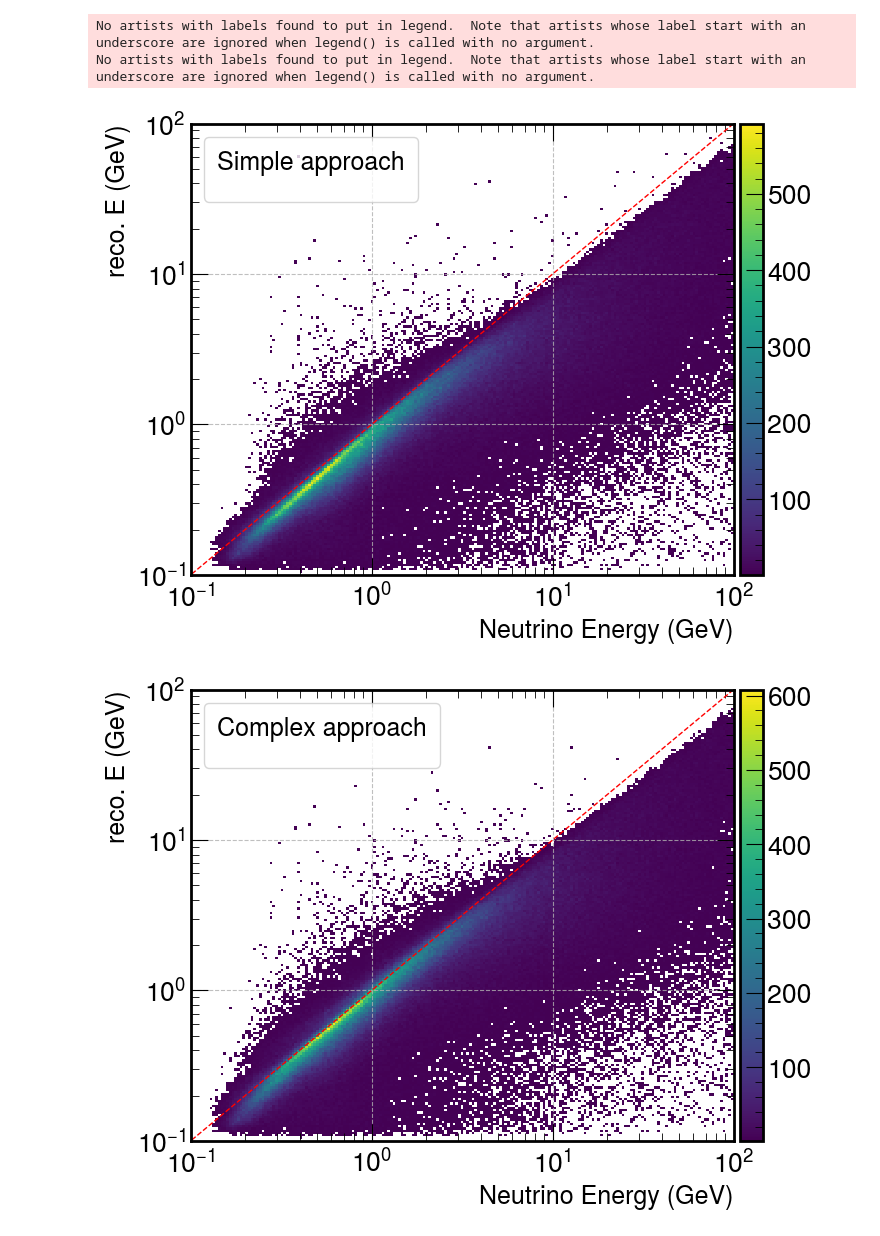
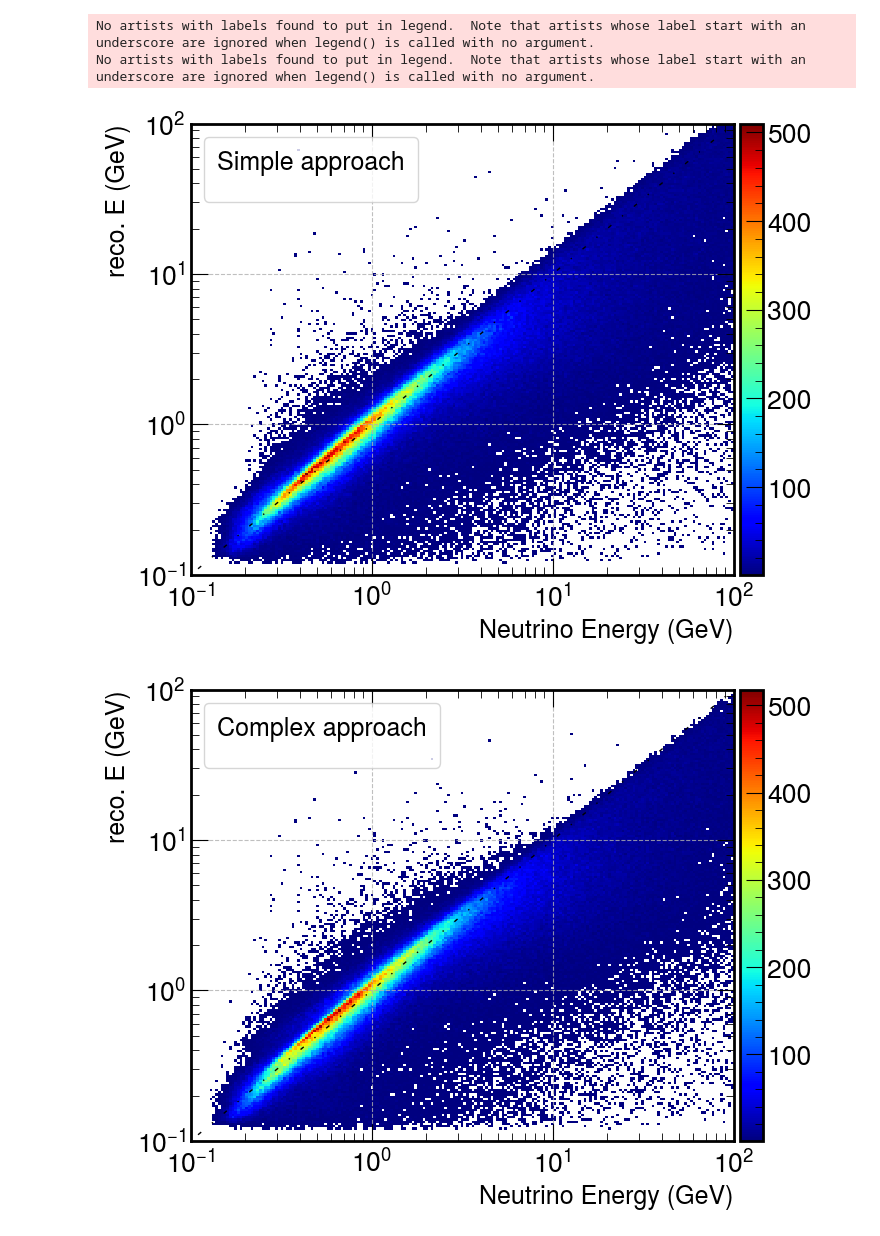
Before and after one commit to hvsouza/apc_atmo_repo, a Jupyter notebook: personal/Henrique/Analysis/pida/processed_ana.ipynb, the cells around one changed output. Drawn from its saved outputs; the diff is of its cells as text; code cells hidden in the pictures.

```diff
--- a/personal/Henrique/Analysis/pida/processed_ana.ipynb
+++ b/personal/Henrique/Analysis/pida/processed_ana.ipynb
@@ -38,20 +38,38 @@ plt.rcParams.update({'font.size': 23,
                      'axes.grid': True,
                      'figure.autolayout': True,
                      'figure.figsize': [14,6],
+                     'image.cmap': 'jet',
                      })
 
 
 from pida_functions import *
 # %%
-dfsimple_en = pl.read_parquet("./data/processed/simple.parquet")
-dfcomplex_en = pl.read_parquet("./data/processed/complex.parquet")
-dfcomplex_cheat_mu_en = pl.read_parquet("./data/processed/pnc_0dot7/complex_cheat_mu.parquet")
-dfcomplex_cheat_mu_pi_en = pl.read_parquet("./data/processed/pnc_0dot7/complex_cheat_mu_pi.parquet")
-dfcomplex_cheat_mu_pi_pr_en = pl.read_parquet("./data/processed/pnc_0dot7/complex_cheat_mu_pi_pr.parquet")
-dfcomplex_cheat_mu_pr_en = pl.read_parquet("./data/processed/pnc_0dot7/complex_cheat_mu_pr.parquet")
-dfcomplex_cheat_pi_en = pl.read_parquet("./data/processed/pnc_0dot7/complex_cheat_pi.parquet")
-dfcomplex_cheat_pi_pr_en = pl.read_parquet("./data/processed/pnc_0dot7/complex_cheat_pi_pr.parquet")
-dfcomplex_cheat_pr_en = pl.read_parquet("./data/processed/pnc_0dot7/complex_cheat_pr.parquet")
+dfsimple_en = pl.read_parquet("./data/processed/numu/simple.parquet")
+dfcomplex_en = pl.read_parquet("./data/processed/numu/complex.parquet")
+dfcomplex_cheat_mu_en = pl.read_parquet("./data/processed/numu/complex_cheat_mu.parquet")
+dfcomplex_cheat_mu_pi_en = pl.read_parquet("./data/processed/numu/complex_cheat_mu_pi.parquet")
+dfcomplex_cheat_mu_pi_pr_en = pl.read_parquet("./data/processed/numu/complex_cheat_mu_pi_pr.parquet")
+dfcomplex_cheat_mu_pr_en = pl.read_parquet("./data/processed/numu/complex_cheat_mu_pr.parquet")
+dfcomplex_cheat_pi_en = pl.read_parquet("./data/processed/numu/complex_cheat_pi.parquet")
+dfcomplex_cheat_pi_pr_en = pl.read_parquet("./data/processed/numu/complex_cheat_pi_pr.parquet")
+dfcomplex_cheat_pr_en = pl.read_parquet("./data/processed/numu/complex_cheat_pr.parquet")
+# %%
+def filter_cont():
+    return pl.col('trkIsContained')
+def update_reco_cont(df:pl.DataFrame):
+    dfc = df#.filter(pl.col('trkIsContained'))
+    m = get_scaling_factor(dfc, filter_en=False)
+    dfc = update_reco(dfc, m)
+
+    # dfnc = df.filter(~pl.col('trkIsContained'))
+    # m = get_scaling_factor(dfnc, filter_en=False)
+    # dfnc = update_reco(dfnc, m)
+
+    # df = pl.concat([dfc, dfnc], how='vertical', rechunk=True)
+    df = dfc
+    return df
+dfsimple_en = update_reco_cont(dfsimple_en)
+dfcomplex_en = update_reco_cont(dfcomplex_en)
 # %%
 def plot_en_vs_en(Emu:pl.DataFrame,
                   lmethod,
@@ -75,36 +93,37 @@ def plot_en_vs_en(Emu:pl.DataFrame,
     # plt.plot([0,100],[0,100],'--', c='r')
     plt.xlabel('Neutrino Energy (GeV)', fontsize=fontsize)
     plt.ylabel(f'reco. E (GeV)', fontsize=fontsize)
 
     plt.yscale('log')
     plt.xscale('log')
     # plt.tick_params(labelsize=fontsize)
 
     cbar = plt.colorbar(pad=0.01)
     # cbar.ax.set_ylabel('# of events', fontsize=fontsize)
 
     if lmethod != '':
         legend = plt.legend(frameon=True, title=lmethod, loc='upper left', bbox_to_anchor=(0,0.1,1,0.9))
         plt.setp(legend.get_title(),fontsize=fontsize)
-    plt.plot([0,100],[0,100], 'r--', lw=1)
+    # plt.plot([0,100],[0,100], 'r--', lw=1)
+    plt.plot([0,100],[0,100], 'k', lw=1, ls=(0, (3, 10, 1, 10)))
     # dunestyle.Preliminary(x=0.45, y=0.93, ax=plt.gca(), fontsize="xx-large")
 
 
 dfsimple_en = dfsimple_en.filter(
     True,
     # ~pl.col('trkIsContained')
     # pl.col('hasmu')
 )
 binse=None
 # binse=np.logspace(np.log10(50),2,100)
 binsereco = binse
 # binsereco = np.logspace(-1,2,100)
-plot_en_vs_en(dfsimple_en, binsy=binsereco, binsx=binse, lmethod='Simple approach', zscale='linear')
-plot_en_vs_en(dfcomplex_en, binsy=binsereco, binsx=binse, lmethod='Complex approach', zscale='linear')
+plot_en_vs_en(dfsimple_en , y='Ereco2', binsy=binsereco, binsx=binse, lmethod='Simple approach', zscale='linear')
+plot_en_vs_en(dfcomplex_en, y='Ereco2', binsy=binsereco, binsx=binse, lmethod='Complex approach', zscale='linear')
 # plot_en_vs_en(dfcomplex_en_2, binsy=binsereco, binsx=binse, lmethod='Complex approach', zscale='linear')
 # %% [output]
 No artists with labels found to put in legend.  Note that artists whose label start with an underscore are ignored when legend() is called with no argument.
 No artists with labels found to put in legend.  Note that artists whose label start with an underscore are ignored when legend() is called with no argument.
-[figure, old version]
+[figure, new version]
-[figure, old version]
+[figure, new version]
 # %%
```
Also changed, not shown: parts of 14 cells of this notebook, 56 other files.
